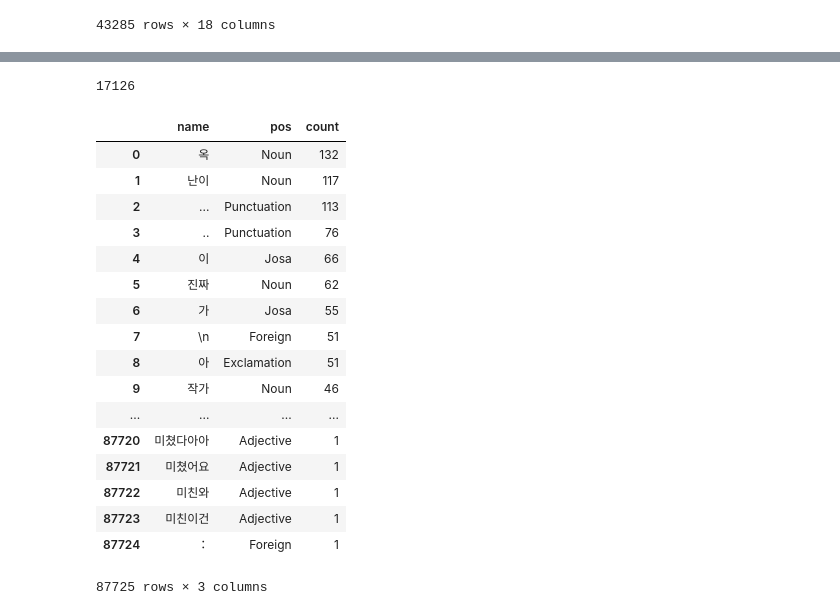
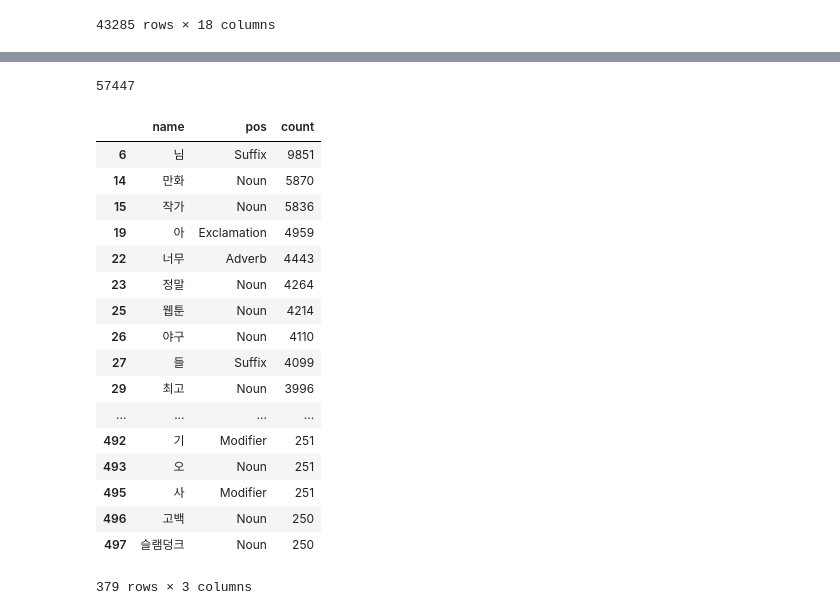
Before and after one commit to brightscannon/Webtoon_recommand_system, a Jupyter notebook: 02_Daum_text_preprocessing.ipynb, the cells around one changed output, grey strips where cells are left out. Drawn from its saved outputs; the diff is of its cells as text; code cells hidden in the pictures.

Commit message:
modify tokenizing : Daum_text_preprocessing tid

```diff
--- a/02_Daum_text_preprocessing.ipynb
+++ b/02_Daum_text_preprocessing.ipynb
@@ -327,23 +327,27 @@ for i,chapt_row in df_chapter[df_chapter['wbt_id']==wbt_id].iterrows():
 # %%
 comment_cnt
-wbt_total_txt#.groupby(["name","pos"],as_index=False).agg(np.sum).sort_values("count",ascending=False).reset_index(drop=True)
+df_token_cnt = wbt_total_txt.groupby(["name","pos"],as_index=False).agg(np.sum).sort_values("count",ascending=False).reset_index(drop=True)
 # %% [output]
-17126
+57447
-|  | name | pos | count |
-| 0 | 옥 | Noun | 132 |
-| 1 | 난이 | Noun | 117 |
-| 2 | ... | Punctuation | 113 |
-| 3 | .. | Punctuation | 76 |
-| 4 | 이 | Josa | 66 |
-| 5 | 진짜 | Noun | 62 |
-| 6 | 가 | Josa | 55 |
-| 7 | \n | Foreign | 51 |
-| 8 | 아 | Exclamation | 51 |
-| 9 | 작가 | Noun | 46 |
-| ... | ... | ... | ... |
-| 87720 | 미쳤다아아 | Adjective | 1 |
-| 87721 | 미쳤어요 | Adjective | 1 |
-| 87722 | 미친와 | Adjective | 1 |
-| 87723 | 미친이건 | Adjective | 1 |
-| 87724 | ： | Foreign | 1 |
-87725 rows × 3 columns
+# %%
+temp = df_token_cnt
+temp[(temp['pos']!='Josa')&(temp['pos']!='Punctuation')&(temp['pos']!='KoreanParticle')&(temp['pos']!='Foreign')&(temp['count']>=250)]
+# %% [output]
+|  | name | pos | count |
+| 6 | 님 | Suffix | 9851 |
+| 14 | 만화 | Noun | 5870 |
+| 15 | 작가 | Noun | 5836 |
+| 19 | 아 | Exclamation | 4959 |
+| 22 | 너무 | Adverb | 4443 |
+| 23 | 정말 | Noun | 4264 |
+| 25 | 웹툰 | Noun | 4214 |
+| 26 | 야구 | Noun | 4110 |
+| 27 | 들 | Suffix | 4099 |
+| 29 | 최고 | Noun | 3996 |
+| ... | ... | ... | ... |
+| 492 | 기 | Modifier | 251 |
+| 493 | 오 | Noun | 251 |
+| 495 | 사 | Modifier | 251 |
+| 496 | 고백 | Noun | 250 |
+| 497 | 슬램덩크 | Noun | 250 |
+379 rows × 3 columns
```
Also changed, not shown: parts of 1 cell of this notebook.
